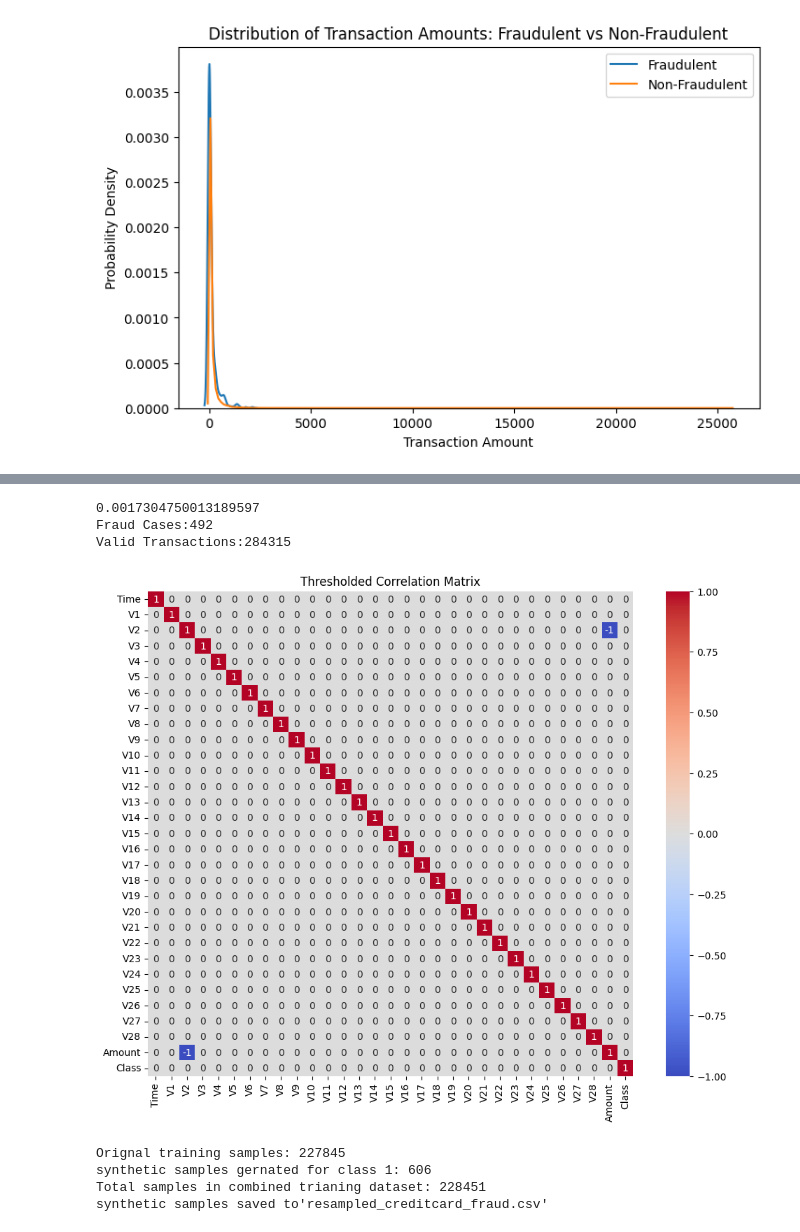
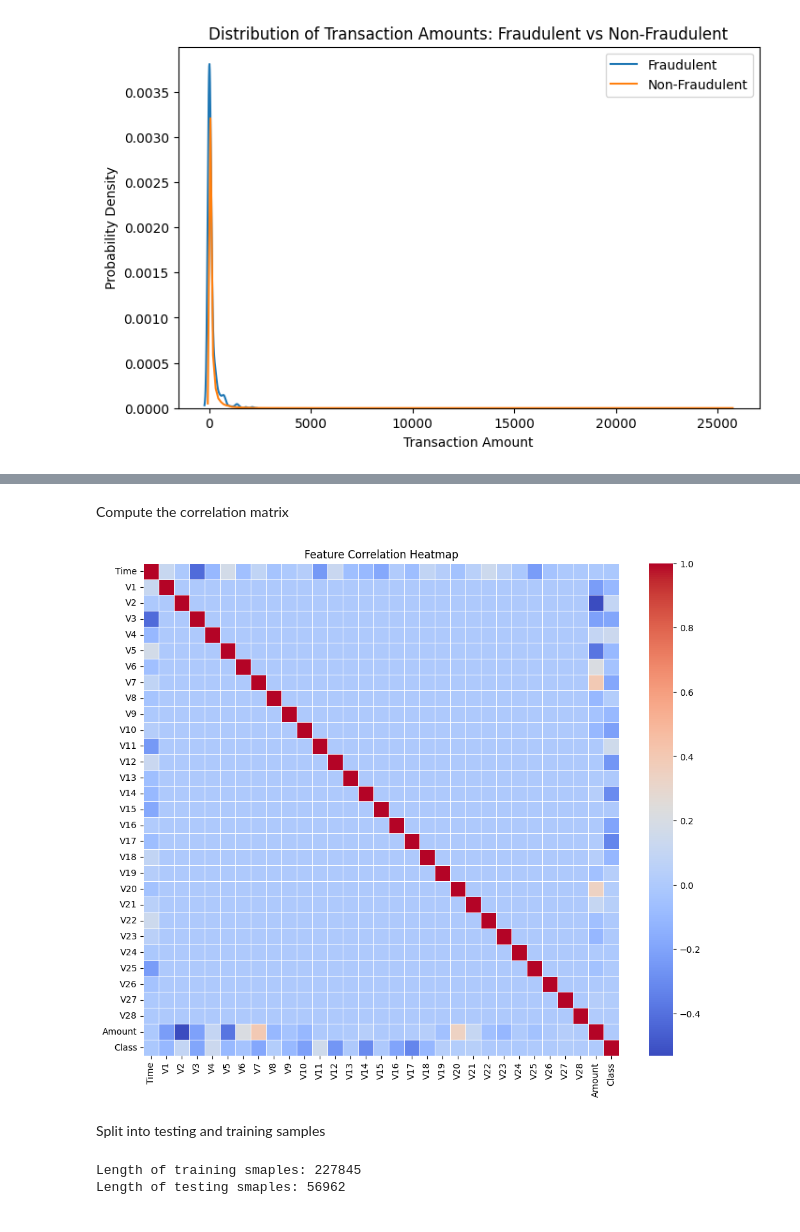
Before and after one commit to Malikshemi3344/datascienceproject, a Jupyter notebook: datascience_project.ipynb, the cells around one changed output, grey strips where cells are left out. Cells and saved outputs as stored; diff of their text form; code cells hidden in the pictures.

```diff
--- a/datascience_project.ipynb
+++ b/datascience_project.ipynb
@@ -219,13 +203,0 @@ max         1.000000
-# %%
-#determine the fraud cases and valid transactions
-fraud = data[data['Class'] == 1]
-valid = data[data['Class'] == 0]
-outlierFraction = len(fraud)/float(len(valid))
-print(outlierFraction)
-print('Fraud Cases:{}'.format(len(data[data['Class']==1])))
-print('Valid Transactions:{}'.format(len(data[data['Class']==0])))
-corrmat = data.corr()
-# %% [output]
-0.0017304750013189597
-Fraud Cases:492
-Valid Transactions:284315
@@ -238,36 +204,29 @@ corr_discrete = corrmat.applymap(lambda x: 1 if x > 0.5 else (-1 if x < -0.5 els
-# %%
-#plotting heatmap for the  correlation matrix
-fig = plt.figure(figsize=(12,9))
-sns.heatmap(corr_discrete,annot=True,cmap="coolwarm",square=True,cbar=True)
-plt.title("Thresholded Correlation Matrix")
-plt.show()
-# %% [output]
-[figure, removed]
-# %%
-#seprate the feature and tragets/labels
-X = data.drop(columns=['Class'])
-y = data['Class']
-#splite the data into traing and test set using sklearn library
-X_train,X_test,y_train,y_test=train_test_split(X,y,test_size=0.2,random_state=42, stratify=y)
-#Now in order to handle class imbalance we will apply smote (Synthetic Minority Over-sampling Technique)
-#It is a technique that reduces imbalance in datasets by creating synthetic samples of the minority class which in our case is the fradulent transactions
-#For now, we are trying to create 1000 more samples for our fraud class
-desired_samples_class_1 = 1000
-#apply smote
-somte = SMOTE(sampling_strategy={1:desired_samples_class_1},random_state=42,)
-X_train_smote,y_train_smote = somte.fit_resample(X_train,y_train)
-#check the  number of samples in the combined dataset
-print("Orignal training samples:",len(X_train))
-print("synthetic samples gernated for class 1:",len(X_train_smote)-len(y_train))
-#here we notice that SMOTE tried to return as many samples as it can depending upon the class diversity available
-print("Total samples in combined trianing dataset:",len(X_train_smote))
-  #combined X and y data for the resampling training dataset
-resampled_data = pd.concat([X_train_smote,y_train_smote],axis=1)
-#save all data in new csv
-resampled_data.to_csv("resampled_creditcard_fraud.csv",index=False)
-print("synthetic samples saved to'resampled_creditcard_fraud.csv'")
-# %% [output]
-Orignal training samples: 227845
-synthetic samples gernated for class 1: 606
-Total samples in combined trianing dataset: 228451
-synthetic samples saved to'resampled_creditcard_fraud.csv'
+# %% [markdown]
+Compute the correlation matrix
+# %%
+# Compute the correlation matrix
+# This captures the pairwise relationships between numerical features in the dataset
+corr_matrix = data_frame.corr()
+
+# Step 4: Visualize the correlation matrix as a heatmap
+# The heatmap provides an intuitive view of the strength and direction of correlations
+plt.figure(figsize=(12, 10))  # Set the figure size for better readability
+sns.heatmap(corr_matrix, annot=False, cmap="coolwarm", fmt=".2f", linewidths=0.5)  # Create heatmap
+plt.title("Feature Correlation Heatmap")  # Add a descriptive title
+plt.show()
+# %% [output]
+[figure, added]
+# %% [markdown]
+Split into testing and training samples
+# %%
+# Separate features and target/labels
+X = data_frame.drop(columns=['Class'])
+y = data_frame['Class']
+
+# Split data into training and testing sets using the sklearn library
+X_train, X_test, y_train, y_test = train_test_split(X, y, test_size=0.2, random_state=42, stratify=y)
+print('Length of training smaples:',len(X_train))
+print('Length of testing smaples:',len(X_test))
+# %% [output]
+Length of training smaples: 227845
+Length of testing smaples: 56962
```
Also changed, not shown: parts of 23 cells of this notebook.
